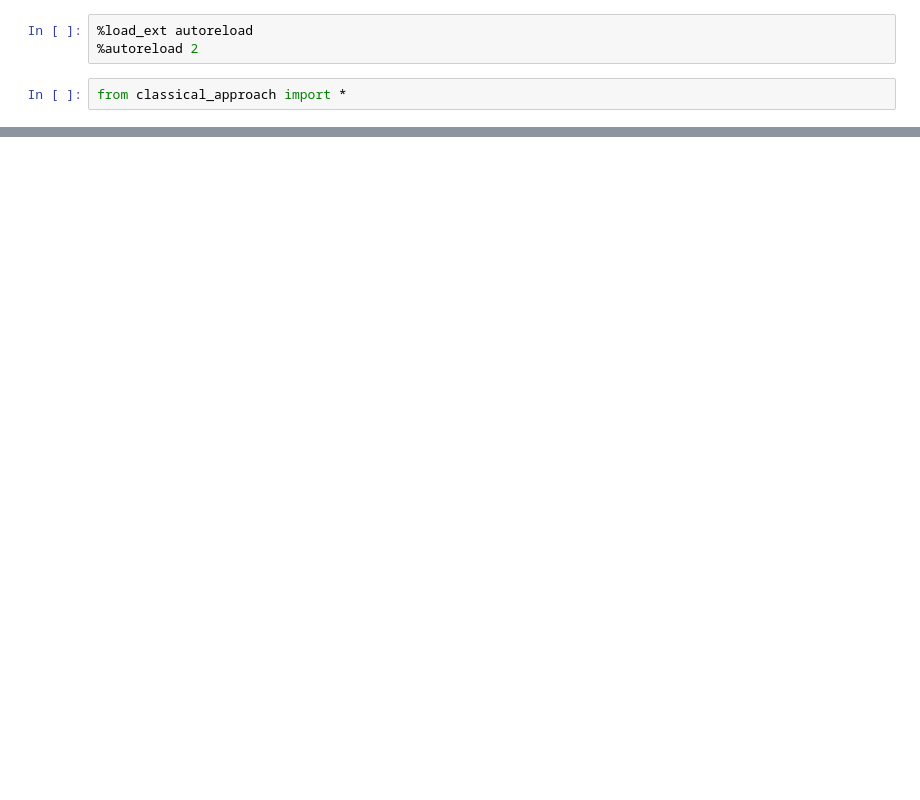
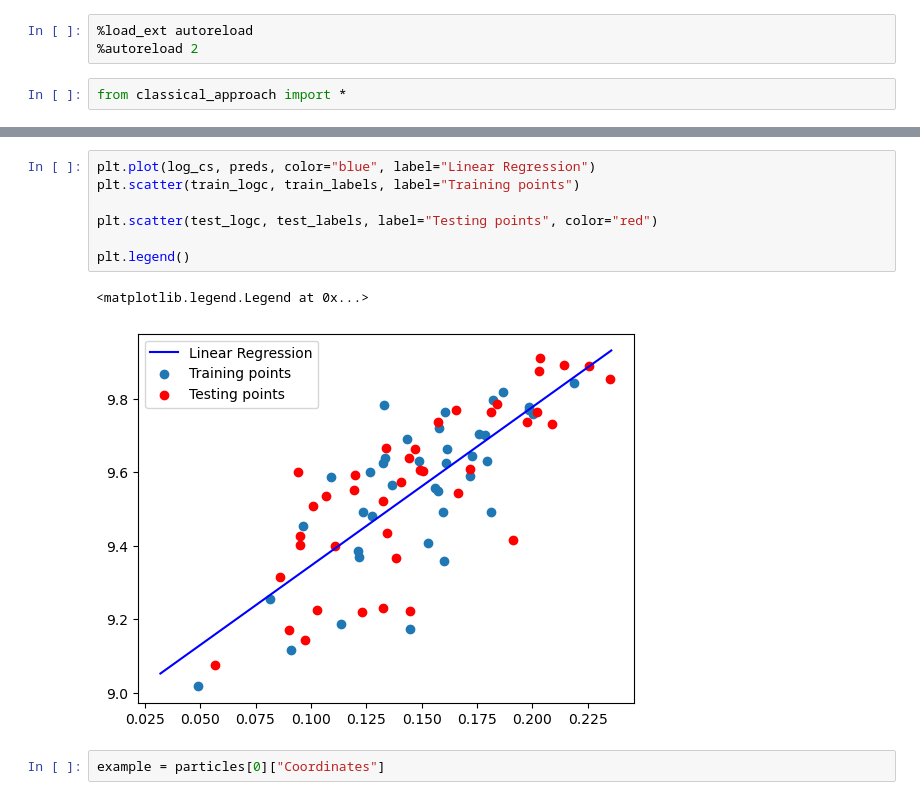
Before and after one commit to Daniel-Packer/dark-matter-halos, a Jupyter notebook: src/classical/classical_approach.ipynb, the cells around one changed output, grey strips where cells are left out. Drawn from its saved outputs; the diff is of its cells as text; blank space fills up the shorter version.

```diff
--- a/src/classical/classical_approach.ipynb
+++ b/src/classical/classical_approach.ipynb
@@ -15,0 +56,12 @@ UnpicklingError: invalid load key, 'v'.
+# %%
+plt.plot(log_cs, preds, color="blue", label="Linear Regression")
+plt.scatter(train_logc, train_labels, label="Training points")
+
+plt.scatter(test_logc, test_labels, label="Testing points", color="red")
+
+plt.legend()
+# %% [output]
+<matplotlib.legend.Legend at 0x...>
+[figure, added]
+# %%
+example = particles[0]["Coordinates"]
```
Also changed, not shown: parts of 7 cells of this notebook, 1 other file.
